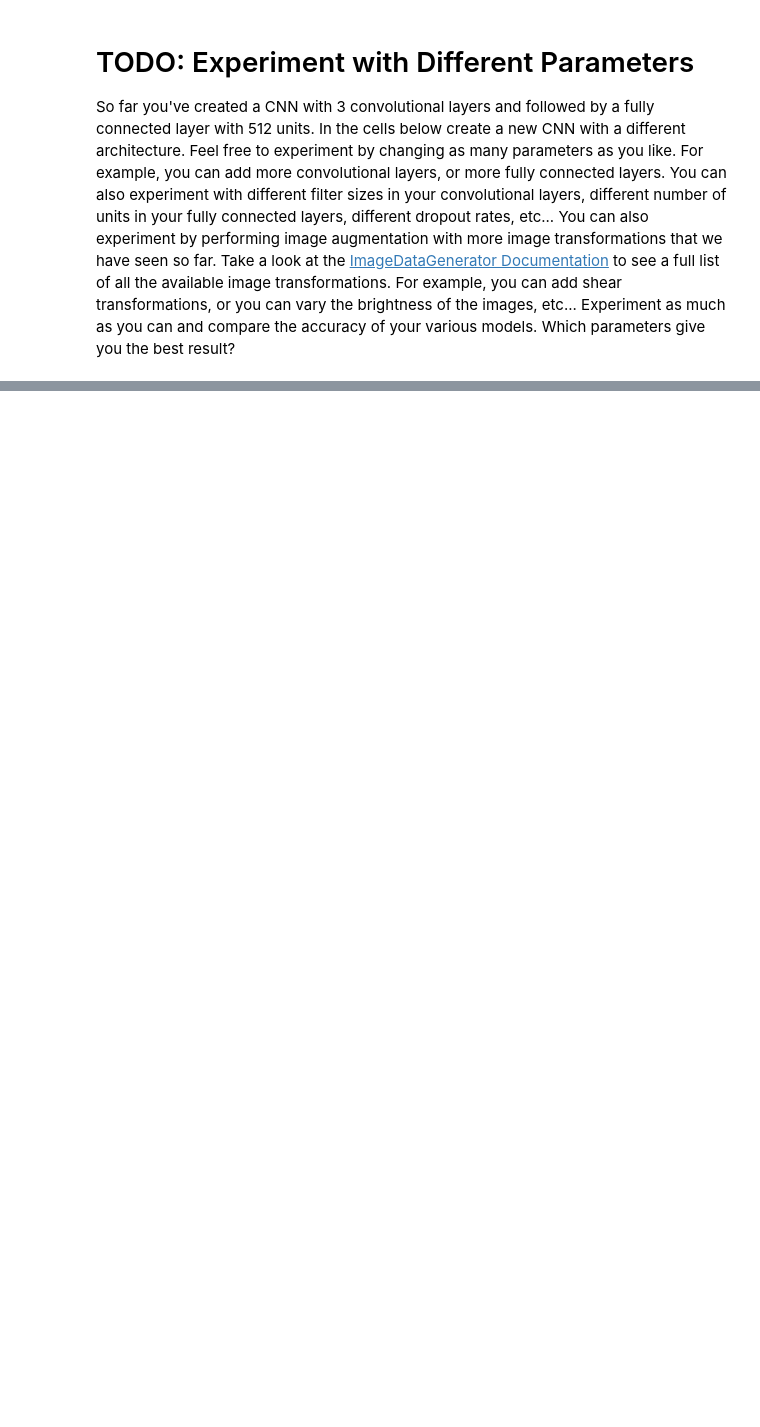
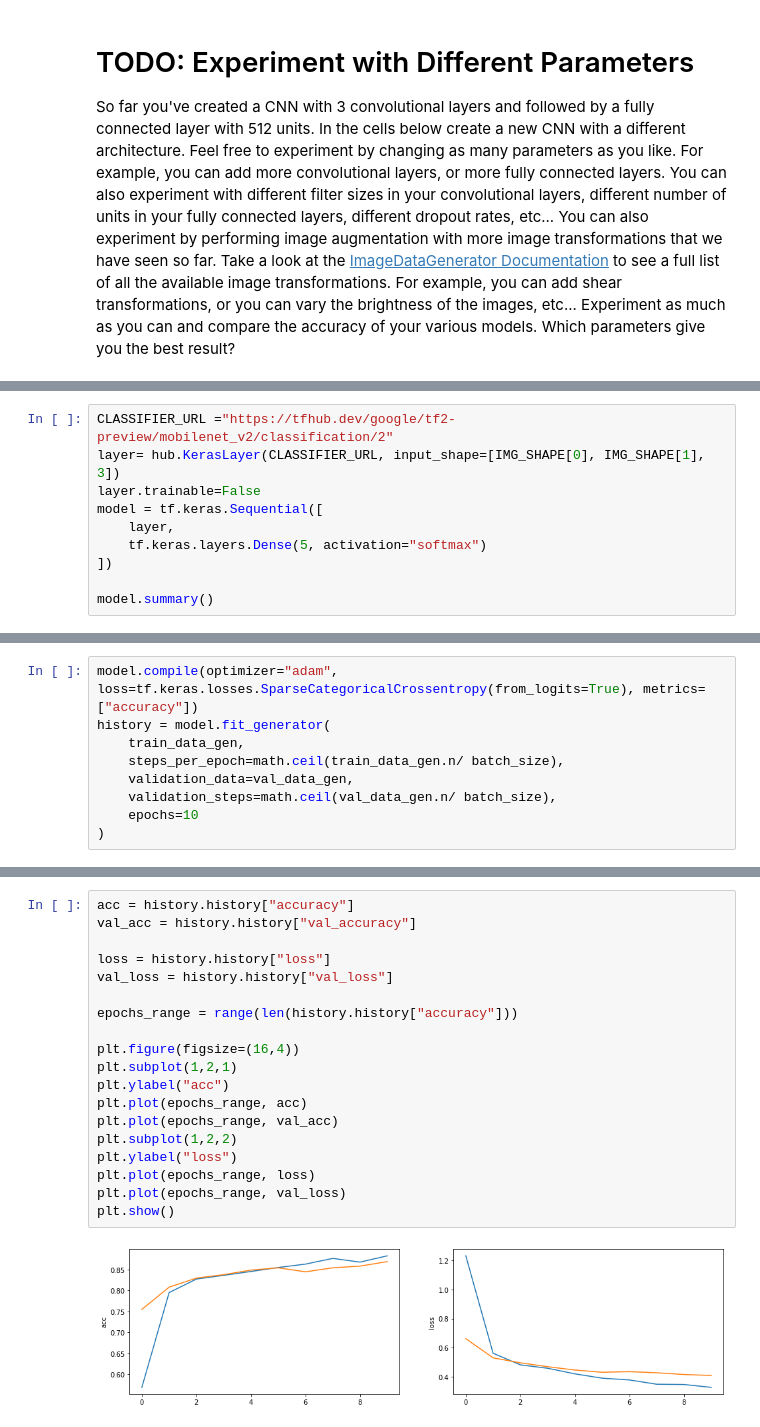
Before and after one commit to clovisdanielss/Colab-Projects, a Jupyter notebook: flowers-classification/flowers_with_data_augmentation.ipynb, the cells around one changed output, grey strips where cells are left out. Drawn from its saved outputs; the diff is of its cells as text; blank space fills up the shorter version.

```diff
--- a/flowers-classification/flowers_with_data_augmentation.ipynb
+++ b/flowers-classification/flowers_with_data_augmentation.ipynb
@@ -384,0 +455,10 @@ So far you've created a CNN with 3 convolutional layers and followed by a fully
+# %%
+CLASSIFIER_URL ="https://tfhub.dev/google/tf2-preview/mobilenet_v2/classification/2"
+layer= hub.KerasLayer(CLASSIFIER_URL, input_shape=[IMG_SHAPE[0], IMG_SHAPE[1], 3])
+layer.trainable=False
+model = tf.keras.Sequential([
+    layer,
+    tf.keras.layers.Dense(5, activation="softmax")
+])
+
+model.summary()
@@ -384,0 +479,9 @@ So far you've created a CNN with 3 convolutional layers and followed by a fully
+# %%
+model.compile(optimizer="adam", loss=tf.keras.losses.SparseCategoricalCrossentropy(from_logits=True), metrics=["accuracy"])
+history = model.fit_generator(
+    train_data_gen,
+    steps_per_epoch=math.ceil(train_data_gen.n/ batch_size),
+    validation_data=val_data_gen,
+    validation_steps=math.ceil(val_data_gen.n/ batch_size),
+    epochs=10
+)
@@ -384,0 +509,21 @@ So far you've created a CNN with 3 convolutional layers and followed by a fully
+# %%
+acc = history.history["accuracy"]
+val_acc = history.history["val_accuracy"]
+
+loss = history.history["loss"]
+val_loss = history.history["val_loss"]
+
+epochs_range = range(len(history.history["accuracy"]))
+
+plt.figure(figsize=(16,4))
+plt.subplot(1,2,1)
+plt.ylabel("acc")
+plt.plot(epochs_range, acc)
+plt.plot(epochs_range, val_acc)
+plt.subplot(1,2,2)
+plt.ylabel("loss")
+plt.plot(epochs_range, loss)
+plt.plot(epochs_range, val_loss)
+plt.show()
+# %% [output]
+[figure, added]
```
Also changed, not shown: parts of 18 cells of this notebook.
